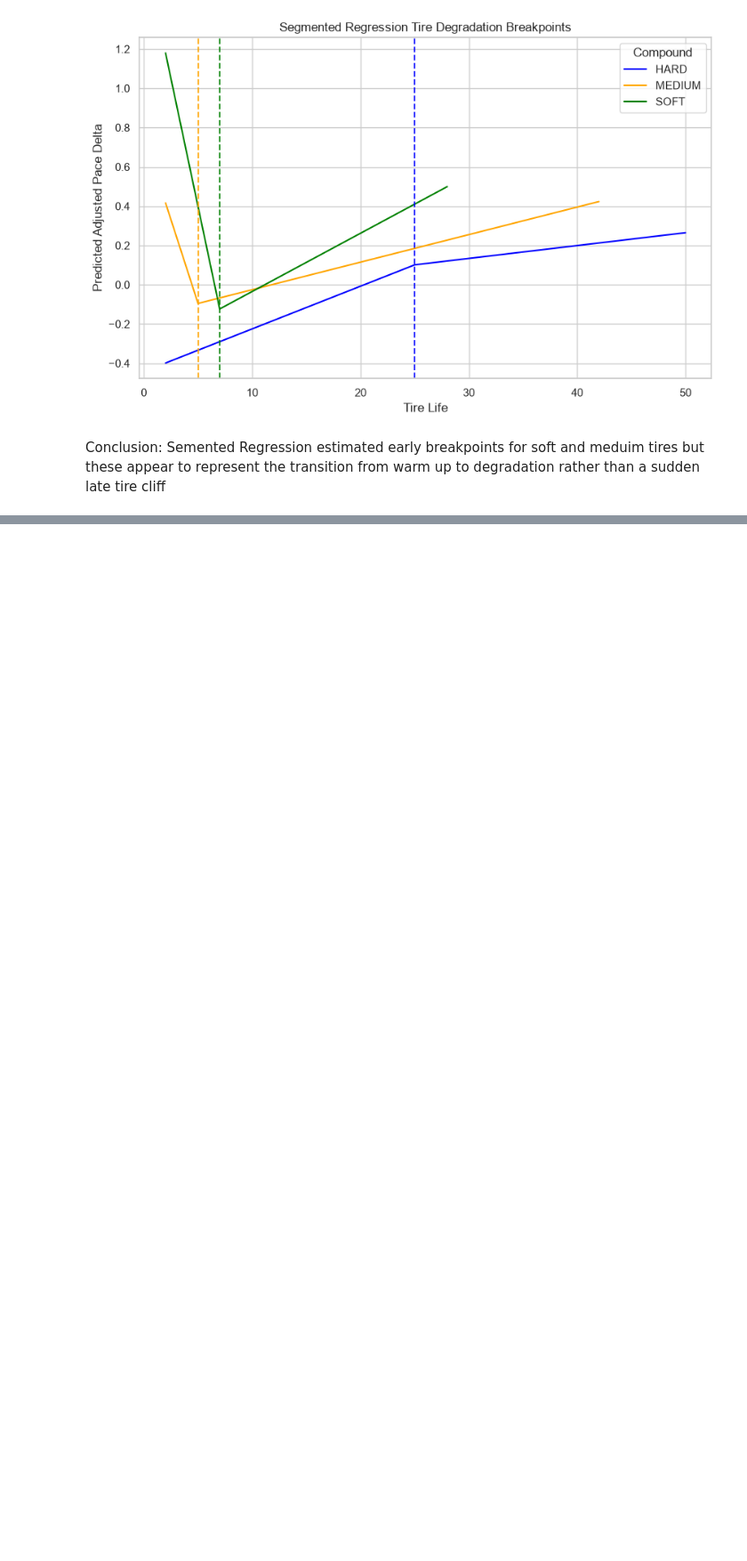
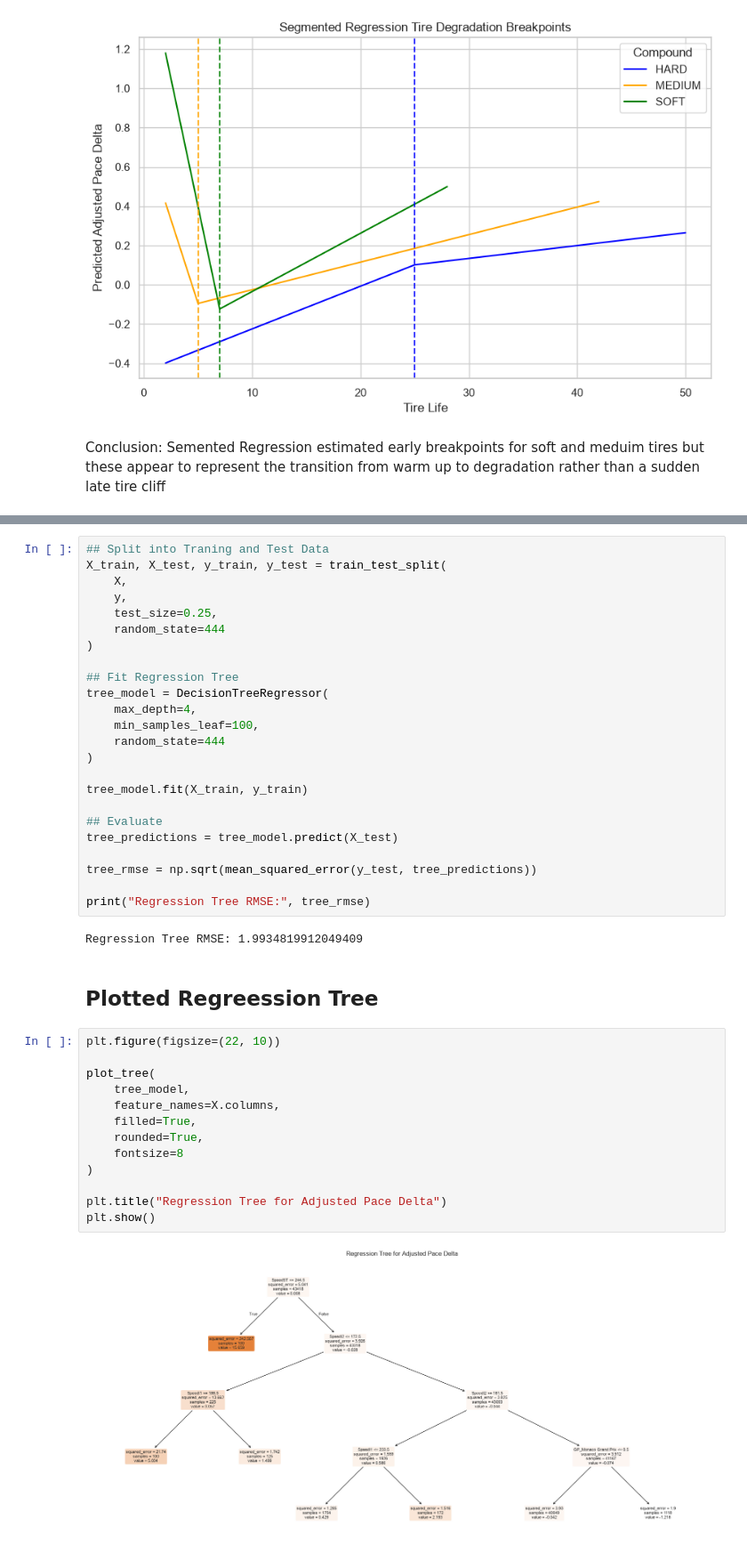
Before and after one commit to Sami-Krothapalli/F1-Tire-Degradation-Analysis, a Jupyter notebook: f1_tyre_degradation.ipynb, the cells around one changed output, grey strips where cells are left out. Shown at 89% size. Drawn from its saved outputs; the diff is of its cells as text; blank space fills up the shorter version.

```diff
--- a/f1_tyre_degradation.ipynb
+++ b/f1_tyre_degradation.ipynb
@@ -407,0 +450,43 @@ Conclusion: Semented Regression estimated early breakpoints for soft and meduim
+# %%
+## Split into Traning and Test Data
+X_train, X_test, y_train, y_test = train_test_split(
+    X,
+    y,
+    test_size=0.25,
+    random_state=444
+)
+
+## Fit Regression Tree
+tree_model = DecisionTreeRegressor(
+    max_depth=4,
+    min_samples_leaf=100,
+    random_state=444
+)
+
+tree_model.fit(X_train, y_train)
+
+## Evaluate
+tree_predictions = tree_model.predict(X_test)
+
+tree_rmse = np.sqrt(mean_squared_error(y_test, tree_predictions))
+
+print("Regression Tree RMSE:", tree_rmse)
+# %% [output]
+Regression Tree RMSE: 1.9934819912049409
+# %% [markdown]
+## Plotted Regreession Tree
+# %%
+plt.figure(figsize=(22, 10))
+
+plot_tree(
+    tree_model,
+    feature_names=X.columns,
+    filled=True,
+    rounded=True,
+    fontsize=8
+)
+
+plt.title("Regression Tree for Adjusted Pace Delta")
+plt.show()
+# %% [output]
+[figure, added]
```
Also changed, not shown: parts of 8 cells of this notebook.
